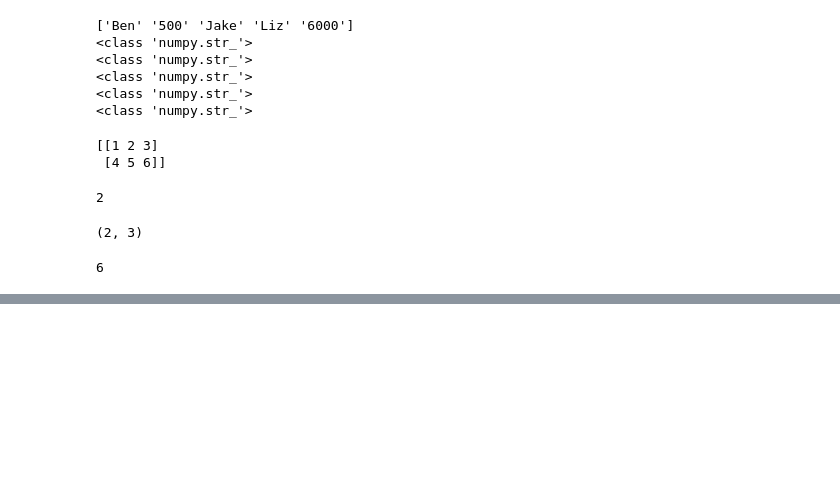
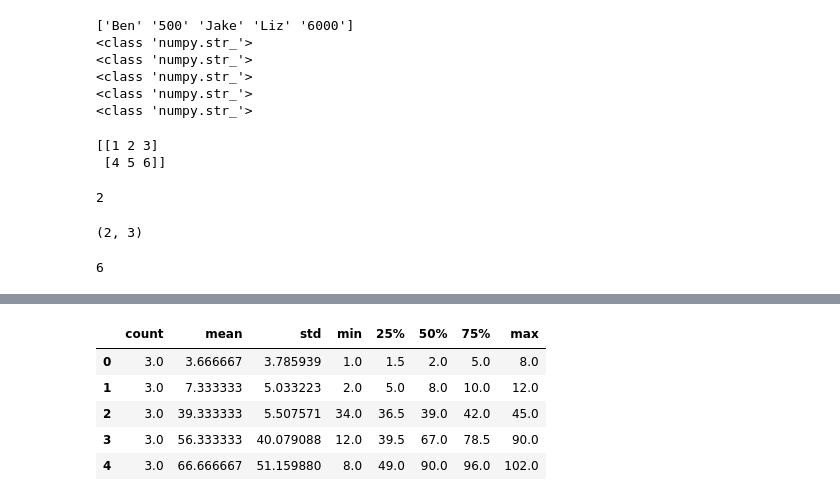
Before and after one commit to aysedemirel/machine-learning, a Jupyter notebook: examples.ipynb, the cells around one changed output, grey strips where cells are left out. Cells and saved outputs as stored; diff of their text form; code cells hidden in the pictures; blank space fills up the shorter version.

```diff
--- a/examples.ipynb
+++ b/examples.ipynb
@@ -217,0 +308,9 @@ array2.size # how many variables in the array
+# %%
+df.describe().T
+# %% [output]
+|  | count | mean | std | min | 25% | 50% | 75% | max |
+| 0 | 3.0 | 3.666667 | 3.785939 | 1.0 | 1.5 | 2.0 | 5.0 | 8.0 |
+| 1 | 3.0 | 7.333333 | 5.033223 | 2.0 | 5.0 | 8.0 | 10.0 | 12.0 |
+| 2 | 3.0 | 39.333333 | 5.507571 | 34.0 | 36.5 | 39.0 | 42.0 | 45.0 |
+| 3 | 3.0 | 56.333333 | 40.079088 | 12.0 | 39.5 | 67.0 | 78.5 | 90.0 |
+| 4 | 3.0 | 66.666667 | 51.159880 | 8.0 | 49.0 | 90.0 | 96.0 | 102.0 |
```
Also changed, not shown: parts of 22 cells of this notebook.
